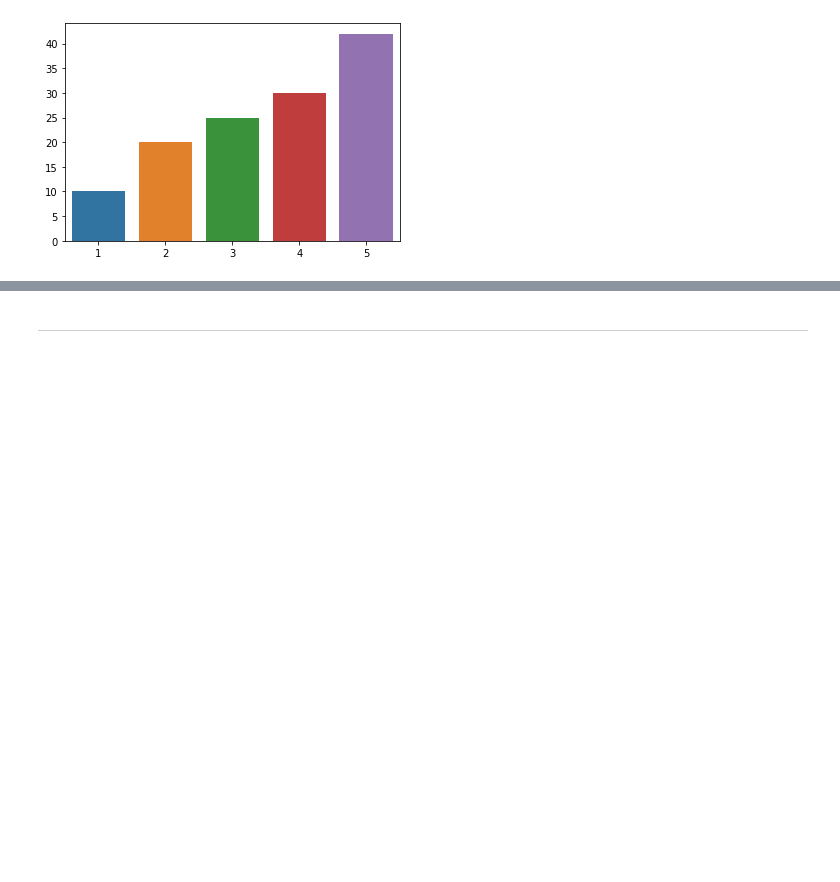
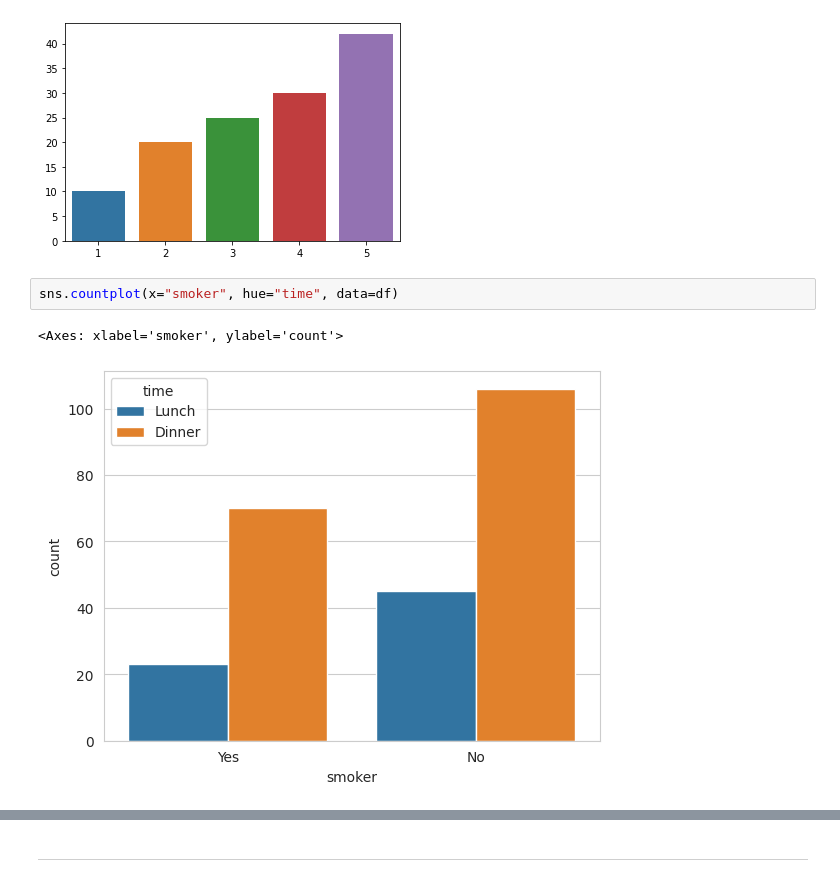
Before and after one commit to yleessam/py_data_anal_lesson, a Jupyter notebook: 4장/04_01_seaborn.ipynb, the cells around one changed output, grey strips where cells are left out. Drawn from its saved outputs; the diff is of its cells as text; blank space fills up the shorter version.

```diff
--- a/4장/04_01_seaborn.ipynb
+++ b/4장/04_01_seaborn.ipynb
@@ -109,3 +142,8 @@ sns.barplot(x=x, y=y)
 # %% [output]
 <matplotlib.axes._subplots.AxesSubplot at 0x...>
 [figure]
+# %%
+sns.countplot(x="smoker", hue="time", data=df)
+# %% [output]
+<Axes: xlabel='smoker', ylabel='count'>
+[figure, added]
```
Also changed, not shown: parts of 9 cells of this notebook.
